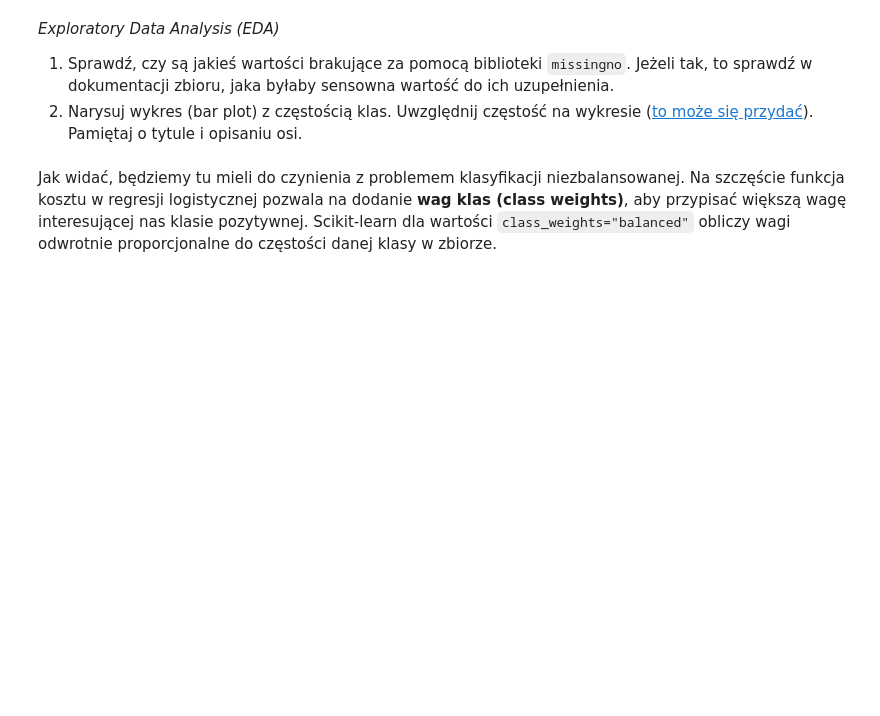
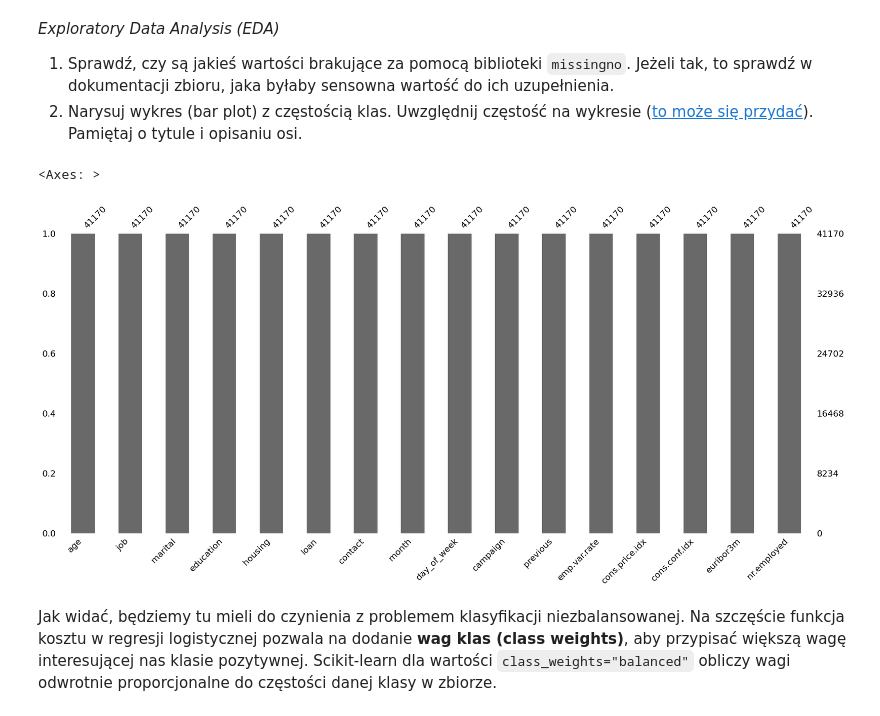
Before and after one commit to JakubFr4czek/PSI, a Jupyter notebook: lab1/lab_1.ipynb, the cells around one changed output. Drawn from its saved outputs; the diff is of its cells as text; code cells hidden in the pictures; blank space fills up the shorter version.

```diff
--- a/lab1/lab_1.ipynb
+++ b/lab1/lab_1.ipynb
@@ -1058,6 +1097,7 @@ education_mapping = {
     "high.school": "secondary",
     "professional.course": "secondary",
     "university.degree": "tertiary",
+    "unknown": "unknown",
 }
 
 contact_mapping = {
@@ -1097,3 +1135,19 @@ y_mapping = {
+# %%
+df = pd.read_csv("bank_marketing_data.csv", sep=';')
+
+df = df.drop(["default", "duration", "pdays", "poutcome"], axis='columns')
+
+
+
+df = df.loc[df["education"] != "illiterate", :]
+
+df["education"] = df["education"].map(education_mapping)
+df["contact"] = df["contact"].map(contact_mapping)
+df["month"] = df["month"].map(month_mapping)
+df["day_of_week"] = df["day_of_week"].map(day_of_week_mapping)
+df["y"] = df["y"].map(y_mapping)
+
+y = df.pop("y")
 # %%
 assert 'default' not in df.columns
 assert 'duration' not in df.columns
@@ -1116,7 +1170,10 @@ assert [0,1] == sorted(df['contact'].unique())
 2. Narysuj wykres (bar plot) z częstością klas. Uwzględnij częstość na wykresie ([to może się przydać](https://stackoverflow.com/a/68107610/9472066)). Pamiętaj o tytule i opisaniu osi.
 # %%
 # plot missing values
-# your_code
+msno.bar(df)
+# %% [output]
+<Axes: >
+[figure, added]
 # %%
 # plot class frequencies
 # your_code
```
Also changed, not shown: parts of 10 cells of this notebook.
